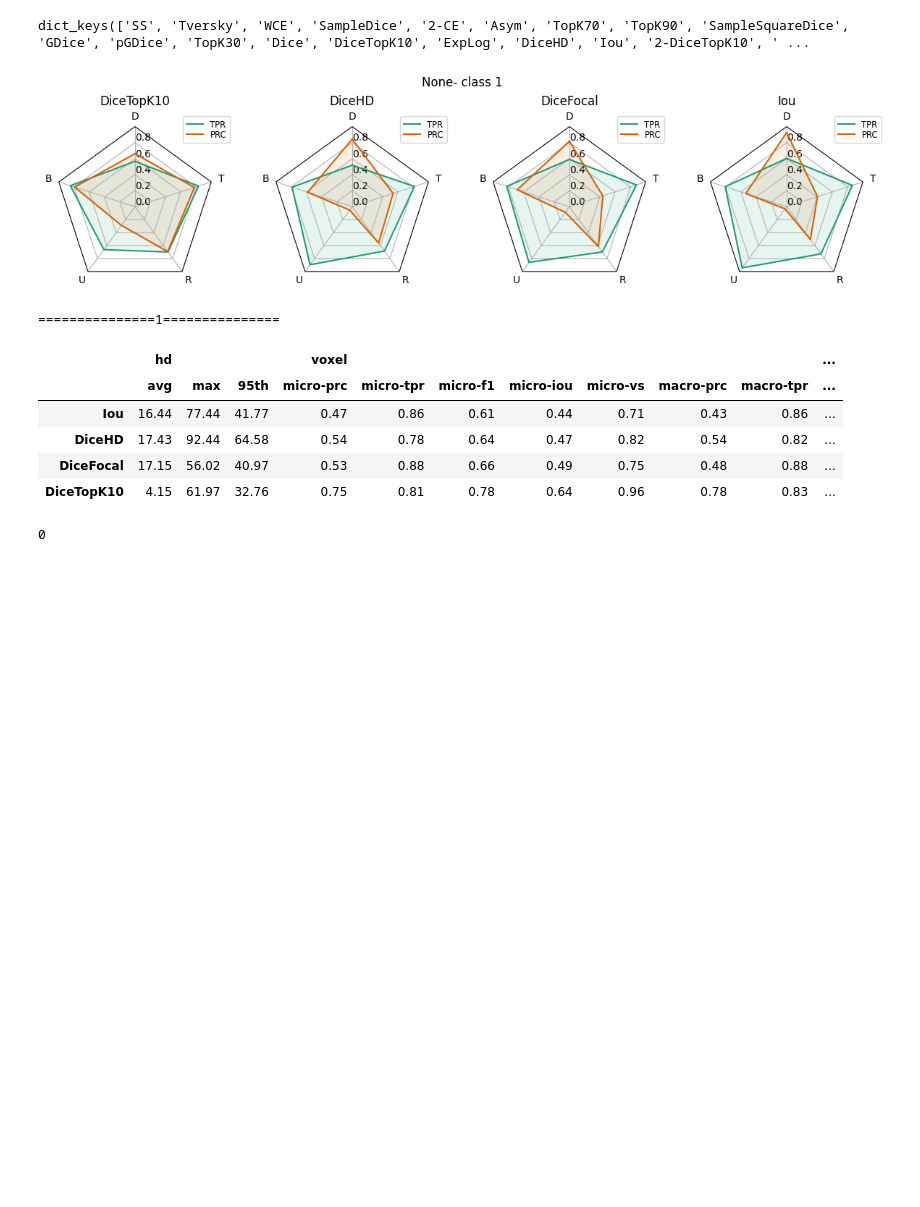
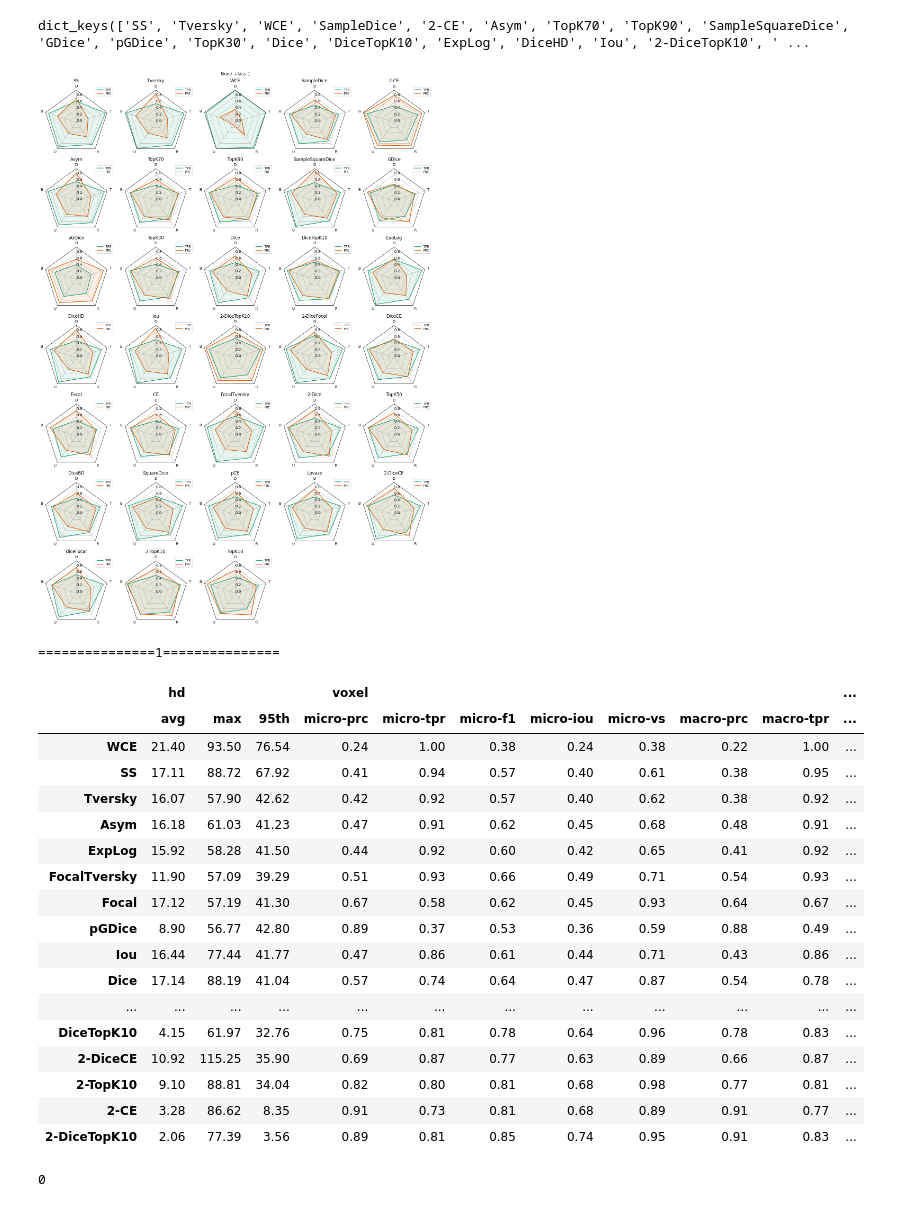
Before and after one commit to modaresimr/evalseg, a Jupyter notebook: notebooks/aggregate_res.ipynb, the cells around one changed output. Cells and saved outputs as stored; diff of their text form; code cells hidden in the pictures; blank space fills up the shorter version.

Commit message:
add rank aggregator

```diff
--- a/notebooks/aggregate_res.ipynb
+++ b/notebooks/aggregate_res.ipynb
@@ -33,0 +37,39 @@ total= evalseg.metrics.cm_calculate(total.get(),'micro')
+# %%
+# def to_df(items,key, ):
+import pandas as pd
+pd.set_option('display.max_columns', None)
+pd.set_option("display.max_rows", None)
+
+for dataset_name,avg_rank in per_dataset_res.items():
+    print(f'==============={dataset_name}===============')
+    new_dict={p:avg_rank[p] for p in avg_rank if '2-' not in p }
+    final_rank=evalseg.metrics.rank(new_dict,desc=1)
+    preds=list(new_dict.keys())
+    metrics=list(new_dict[preds[0]].keys())
+    cls=list(new_dict[preds[0]][metrics[0]].keys())
+    for c in cls:
+        print(f'===============class={c}===============')
+        dfs=[]
+        for m in metrics:
+            val=final_rank[preds[0]][m][c]
+            if m=='mme':
+                df=pd.DataFrame({p: {(m,k,ag):v['macro'][ag]   for k,v in final_rank[p][m][c].items() for ag in ['prc','tpr','f1']}for p in preds}).T
+            elif type(val)==dict:
+                if 'macro' in val:
+                    df=pd.DataFrame({p: {(m,k,''):v  for k,v in final_rank[p][m][c]['macro'].items()}for p in preds}).T
+                else:
+                    df=pd.DataFrame({p: {(m,k,''):v   for k,v in final_rank[p][m][c].items()}for p in preds}).T
+            elif 'nsd' in m:
+                df=pd.DataFrame({p: {('nsd',m.split(' ')[1],''):final_rank[p][m][c]}for p in preds}).T
+            else:
+                df=pd.DataFrame({p: {(m,'',''):val}for p in preds}).T
+
+            df=df.drop(['tp','fp','fn','tn','iou','vs'],axis=1,errors='ignore')
+            dfs.append(df)
+        final_df=pd.concat(dfs,axis=1)
+        # final_df=final_df.loc[~final_df.index.str.startswith('2-')]
+        display(final_df.sort_values(('nsd','t=1','')))
+
+
+
+            # conv={p:{m:final_rank[p][m][c] for m in metrics} for p in preds_rank} for c in avg_rank[preds[0]][metrics[0]]}
@@ -34,15 +147,28 @@ total= evalseg.metrics.cm_calculate(total.get(),'micro')
 # %%
 print(total.keys())
 evalseg.reload()
-total2={k:total[k] for k in ['DiceTopK10','DiceHD','DiceFocal','Iou']}
+# total2={k:total[k] for k in ['DiceTopK10','DiceHD','DiceFocal','Iou']}
+total2=total
 evalseg.ui.plot_full_metric_multi(total2)
 # %% [output]
 dict_keys(['SS', 'Tversky', 'WCE', 'SampleDice', '2-CE', 'Asym', 'TopK70', 'TopK90', 'SampleSquareDice', 'GDice', 'pGDice', 'TopK30', 'Dice', 'DiceTopK10', 'ExpLog', 'DiceHD', 'Iou', '2-DiceTopK10', ' ...
-[figure, old version]
+[figure, new version]
 ===============1===============
 |  | hd |  |  | voxel |  |  |  |  |  |  | ... |
 |  | avg | max | 95th | micro-prc | micro-tpr | micro-f1 | micro-iou | micro-vs | macro-prc | macro-tpr | ... |
+| WCE | 21.40 | 93.50 | 76.54 | 0.24 | 1.00 | 0.38 | 0.24 | 0.38 | 0.22 | 1.00 | ... |
+| SS | 17.11 | 88.72 | 67.92 | 0.41 | 0.94 | 0.57 | 0.40 | 0.61 | 0.38 | 0.95 | ... |
+| Tversky | 16.07 | 57.90 | 42.62 | 0.42 | 0.92 | 0.57 | 0.40 | 0.62 | 0.38 | 0.92 | ... |
+| Asym | 16.18 | 61.03 | 41.23 | 0.47 | 0.91 | 0.62 | 0.45 | 0.68 | 0.48 | 0.91 | ... |
+| ExpLog | 15.92 | 58.28 | 41.50 | 0.44 | 0.92 | 0.60 | 0.42 | 0.65 | 0.41 | 0.92 | ... |
+| FocalTversky | 11.90 | 57.09 | 39.29 | 0.51 | 0.93 | 0.66 | 0.49 | 0.71 | 0.54 | 0.93 | ... |
+| Focal | 17.12 | 57.19 | 41.30 | 0.67 | 0.58 | 0.62 | 0.45 | 0.93 | 0.64 | 0.67 | ... |
+| pGDice | 8.90 | 56.77 | 42.80 | 0.89 | 0.37 | 0.53 | 0.36 | 0.59 | 0.88 | 0.49 | ... |
 | Iou | 16.44 | 77.44 | 41.77 | 0.47 | 0.86 | 0.61 | 0.44 | 0.71 | 0.43 | 0.86 | ... |
-| DiceHD | 17.43 | 92.44 | 64.58 | 0.54 | 0.78 | 0.64 | 0.47 | 0.82 | 0.54 | 0.82 | ... |
-| DiceFocal | 17.15 | 56.02 | 40.97 | 0.53 | 0.88 | 0.66 | 0.49 | 0.75 | 0.48 | 0.88 | ... |
+| Dice | 17.14 | 88.19 | 41.04 | 0.57 | 0.74 | 0.64 | 0.47 | 0.87 | 0.54 | 0.78 | ... |
+| ... | ... | ... | ... | ... | ... | ... | ... | ... | ... | ... | ... |
 | DiceTopK10 | 4.15 | 61.97 | 32.76 | 0.75 | 0.81 | 0.78 | 0.64 | 0.96 | 0.78 | 0.83 | ... |
+| 2-DiceCE | 10.92 | 115.25 | 35.90 | 0.69 | 0.87 | 0.77 | 0.63 | 0.89 | 0.66 | 0.87 | ... |
+| 2-TopK10 | 9.10 | 88.81 | 34.04 | 0.82 | 0.80 | 0.81 | 0.68 | 0.98 | 0.77 | 0.81 | ... |
+| 2-CE | 3.28 | 86.62 | 8.35 | 0.91 | 0.73 | 0.81 | 0.68 | 0.89 | 0.91 | 0.77 | ... |
+| 2-DiceTopK10 | 2.06 | 77.39 | 3.56 | 0.89 | 0.81 | 0.85 | 0.74 | 0.95 | 0.91 | 0.83 | ... |
```
Also changed, not shown: parts of 5 cells of this notebook, 1 other file.
